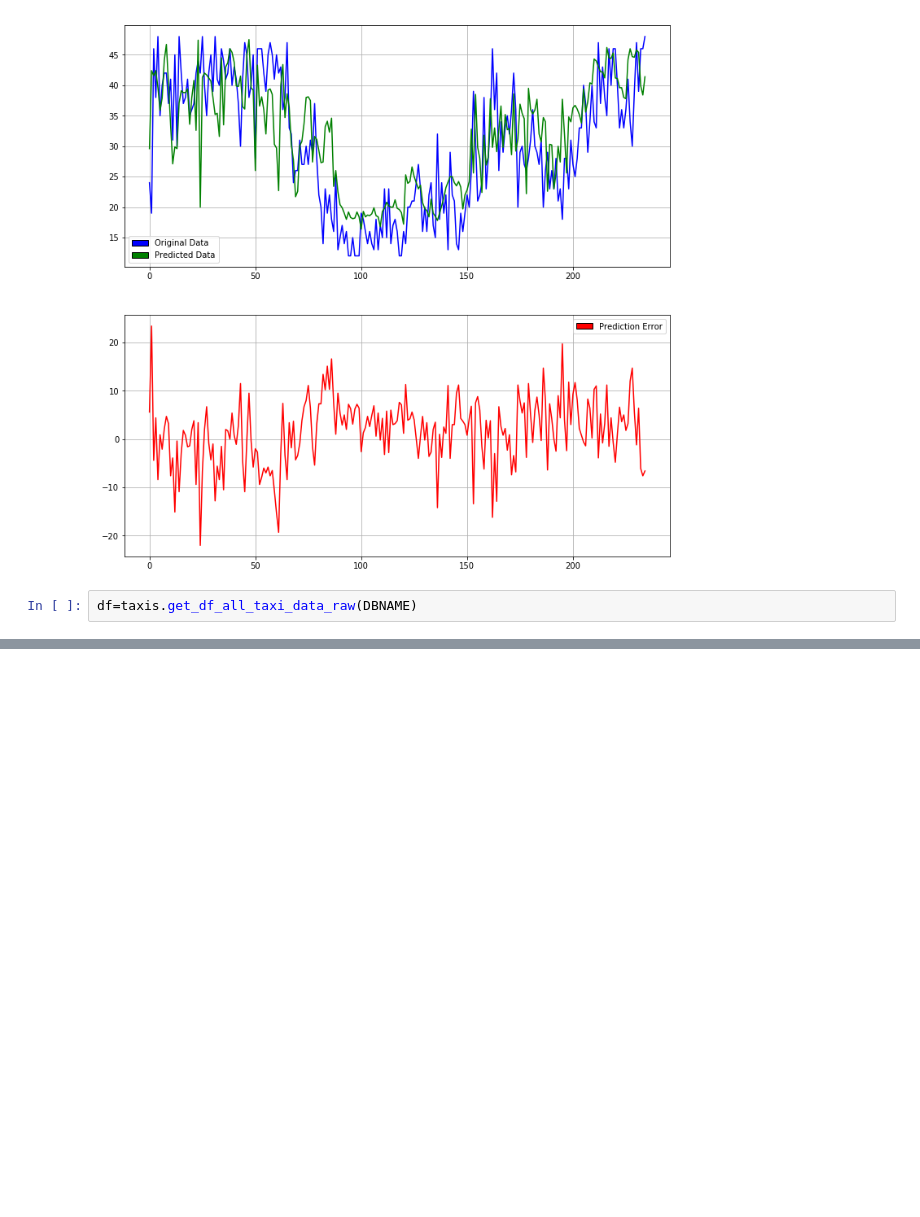
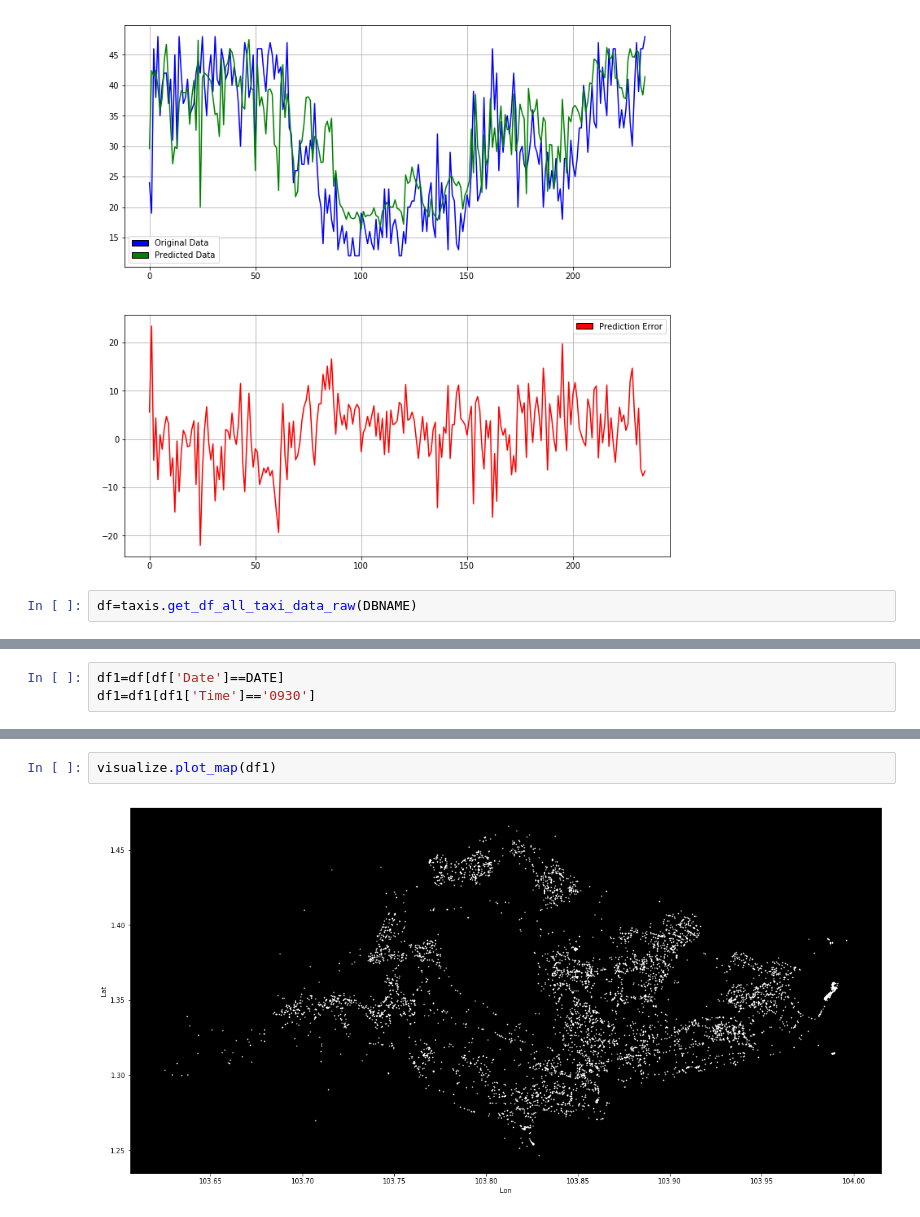
Before and after one commit to hari-allamraju/sg-taxidata, a Jupyter notebook: notebooks/API testing.ipynb, the cells around one changed output, grey strips where cells are left out. Cells and saved outputs as stored; diff of their text form; blank space fills up the shorter version.

Commit message:
working map style scatter

```diff
--- a/notebooks/API testing.ipynb
+++ b/notebooks/API testing.ipynb
@@ -168,0 +166,3 @@ plt.show()
+# %%
+df1=df[df['Date']==DATE]
+df1=df1[df1['Time']=='0930']
@@ -168,0 +178,4 @@ plt.show()
+# %%
+visualize.plot_map(df1)
+# %% [output]
+[figure, added]
```
Also changed, not shown: parts of 2 cells of this notebook, 1 other file.
